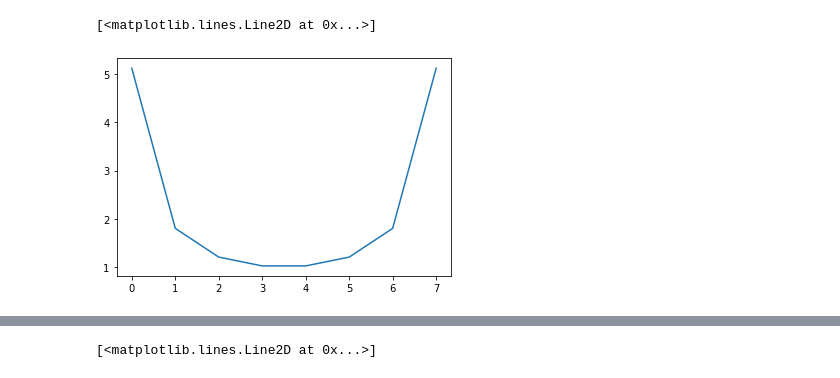
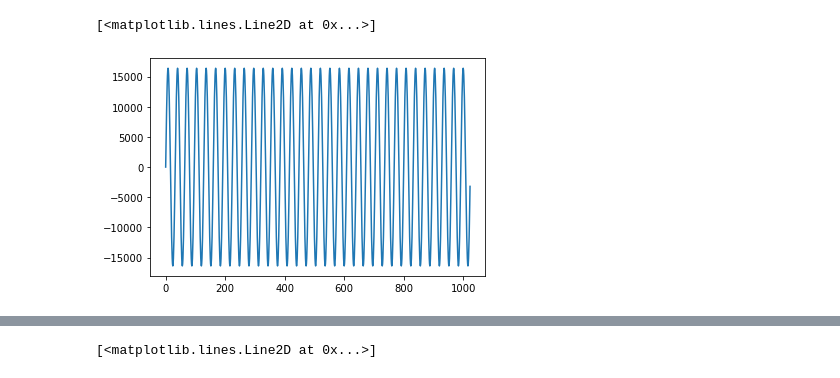
Before and after one commit to astrojhgu/csp_channelizer, a Jupyter notebook: plot.ipynb, the cells around one changed output, grey strips where cells are left out. Drawn from its saved outputs; the diff is of its cells as text; code cells hidden in the pictures.

```diff
--- a/plot.ipynb
+++ b/plot.ipynb
@@ -4,7 +21,7 @@ import matplotlib.pylab as plt
 # %%
-data=np.fromfile("a.bin", dtype=np.complex64).reshape((8, -1))
+shifted=np.fromfile("shifted.bin", dtype=np.complex64).reshape((88, -1))
 # %%
-plt.plot(np.abs(data[:,0]))
+plt.plot(np.imag(shifted[0,:1024]))
 # %% [output]
 [<matplotlib.lines.Line2D at 0x...>]
-[figure, old version]
+[figure, new version]
```
Also changed, not shown: parts of 10 cells of this notebook, 8 other files.
